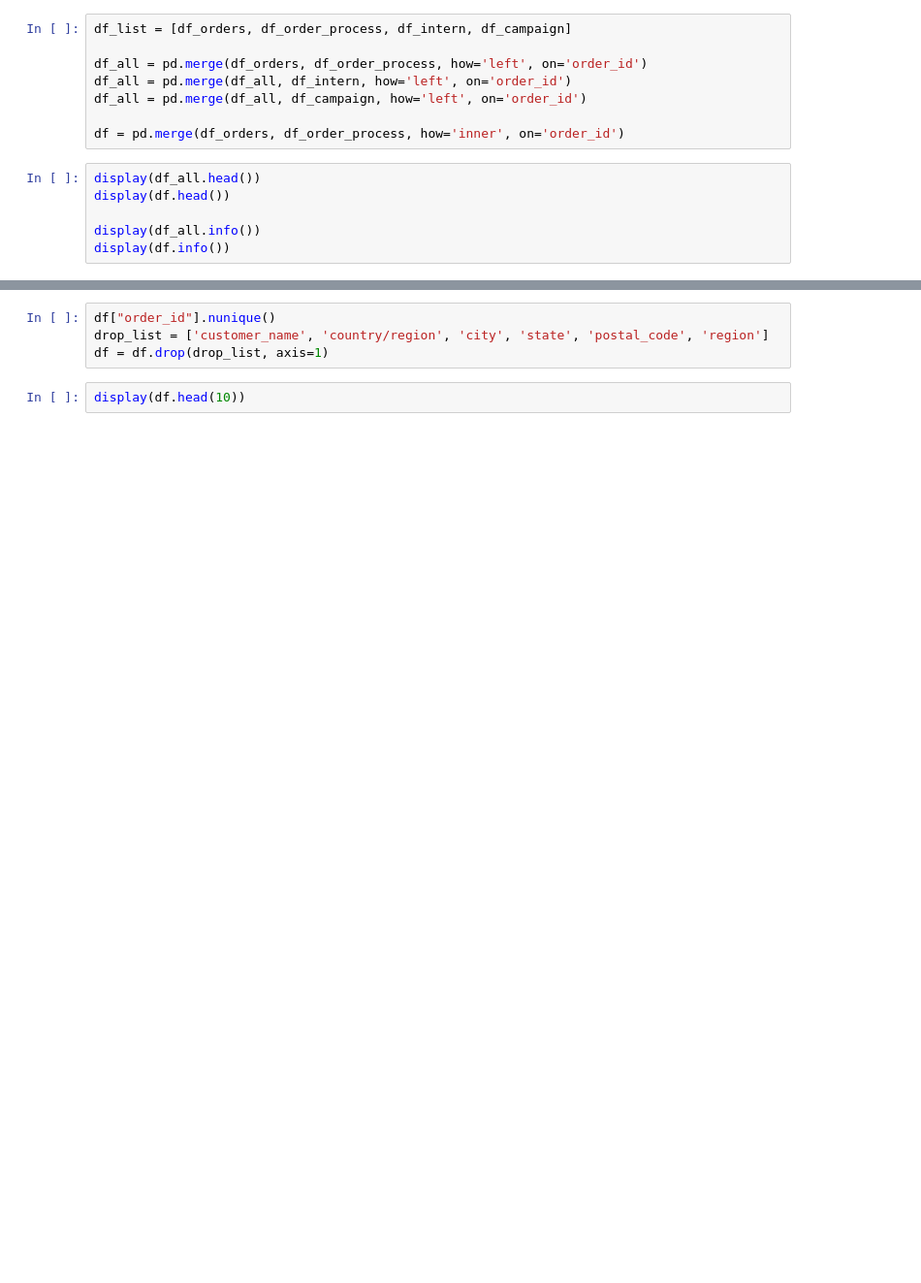
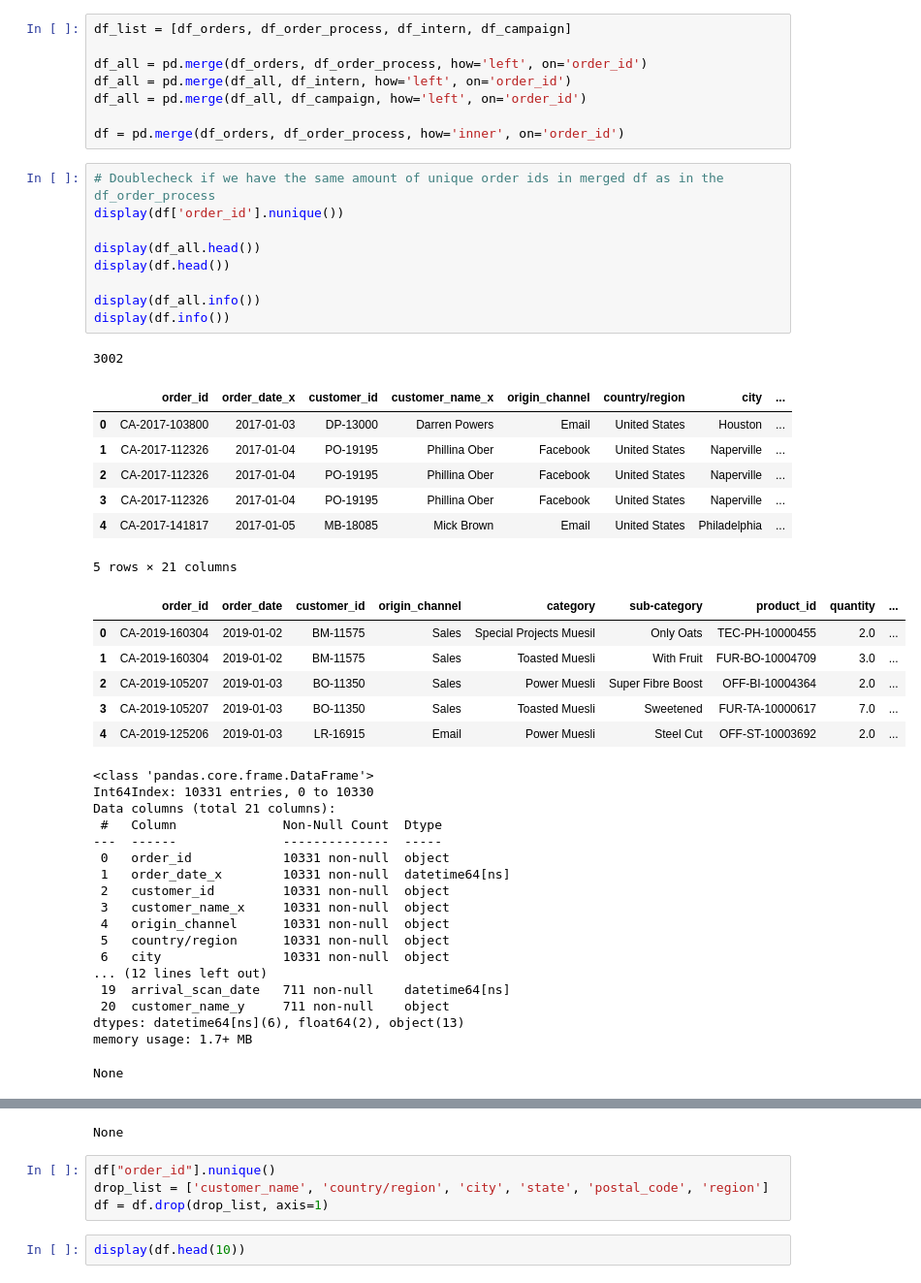
Before and after one commit to sergioserge/team4_eda_project, a Jupyter notebook: cn_eda1.ipynb, the cells around one changed output, grey strips where cells are left out. Shown: that part at 97% size. Drawn from its saved outputs; the diff is of its cells as text; blank space fills up the shorter version.

```diff
--- a/cn_eda1.ipynb
+++ b/cn_eda1.ipynb
@@ -34,8 +54,44 @@ df_all = pd.merge(df_all, df_campaign, how='left', on='order_id')
 
 df = pd.merge(df_orders, df_order_process, how='inner', on='order_id')
 # %%
+# Doublecheck if we have the same amount of unique order ids in merged df as in the df_order_process
+display(df['order_id'].nunique())
+
 display(df_all.head())
 display(df.head())
 
 display(df_all.info())
 display(df.info())
+# %% [output]
+3002
+|  | order_id | order_date_x | customer_id | customer_name_x | origin_channel | country/region | city | ... |
+| 0 | CA-2017-103800 | 2017-01-03 | DP-13000 | Darren Powers | Email | United States | Houston | ... |
+| 1 | CA-2017-112326 | 2017-01-04 | PO-19195 | Phillina Ober | Facebook | United States | Naperville | ... |
+| 2 | CA-2017-112326 | 2017-01-04 | PO-19195 | Phillina Ober | Facebook | United States | Naperville | ... |
+| 3 | CA-2017-112326 | 2017-01-04 | PO-19195 | Phillina Ober | Facebook | United States | Naperville | ... |
+| 4 | CA-2017-141817 | 2017-01-05 | MB-18085 | Mick Brown | Email | United States | Philadelphia | ... |
+5 rows × 21 columns
+|  | order_id | order_date | customer_id | origin_channel | category | sub-category | product_id | quantity | ... |
+| 0 | CA-2019-160304 | 2019-01-02 | BM-11575 | Sales | Special Projects Muesil | Only Oats | TEC-PH-10000455 | 2.0 | ... |
+| 1 | CA-2019-160304 | 2019-01-02 | BM-11575 | Sales | Toasted Muesli | With Fruit | FUR-BO-10004709 | 3.0 | ... |
+| 2 | CA-2019-105207 | 2019-01-03 | BO-11350 | Sales | Power Muesli | Super Fibre Boost | OFF-BI-10004364 | 2.0 | ... |
+| 3 | CA-2019-105207 | 2019-01-03 | BO-11350 | Sales | Toasted Muesli | Sweetened | FUR-TA-10000617 | 7.0 | ... |
+| 4 | CA-2019-125206 | 2019-01-03 | LR-16915 | Email | Power Muesli | Steel Cut | OFF-ST-10003692 | 2.0 | ... |
+<class 'pandas.core.frame.DataFrame'>
+Int64Index: 10331 entries, 0 to 10330
+Data columns (total 21 columns):
+ #   Column              Non-Null Count  Dtype
+---  ------              --------------  -----
+ 0   order_id            10331 non-null  object
+ 1   order_date_x        10331 non-null  datetime64[ns]
+ 2   customer_id         10331 non-null  object
+ 3   customer_name_x     10331 non-null  object
+ 4   origin_channel      10331 non-null  object
+ 5   country/region      10331 non-null  object
+ 6   city                10331 non-null  object
+... (12 lines left out)
+ 19  arrival_scan_date   711 non-null    datetime64[ns]
+ 20  customer_name_y     711 non-null    object
+dtypes: datetime64[ns](6), float64(2), object(13)
+memory usage: 1.7+ MB
+None
@@ -42,3 +117,4 @@ display(df.info())
+None
 # %%
 df["order_id"].nunique()
 drop_list = ['customer_name', 'country/region', 'city', 'state', 'postal_code', 'region']
```
Also changed, not shown: parts of 12 cells of this notebook.
